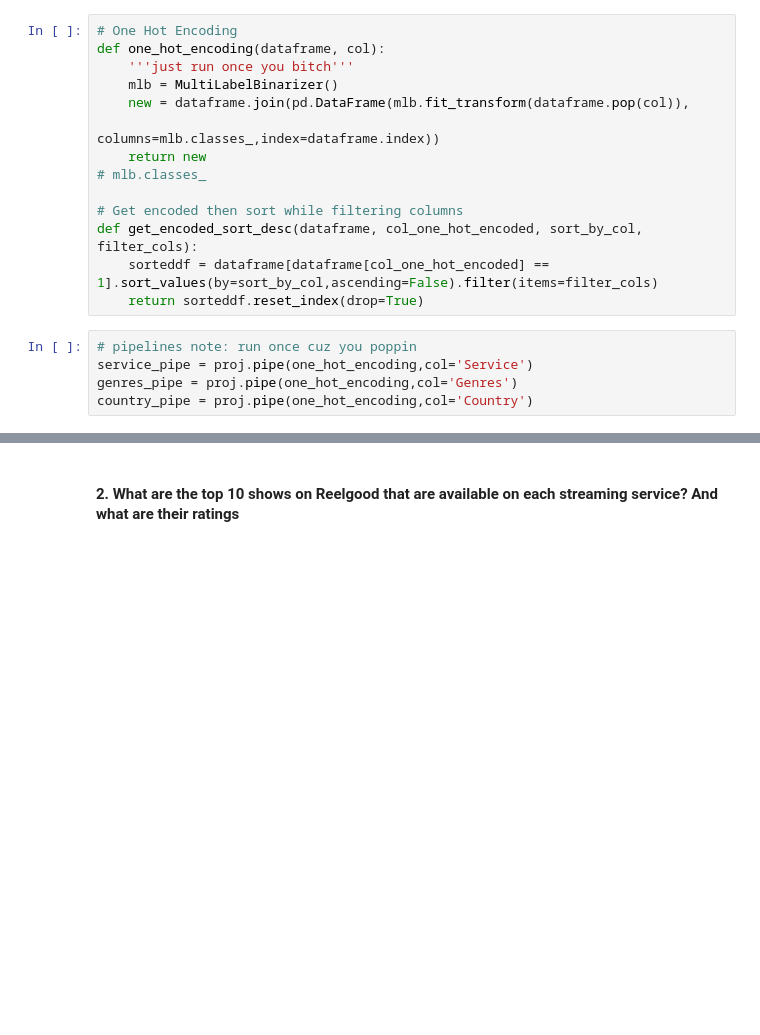
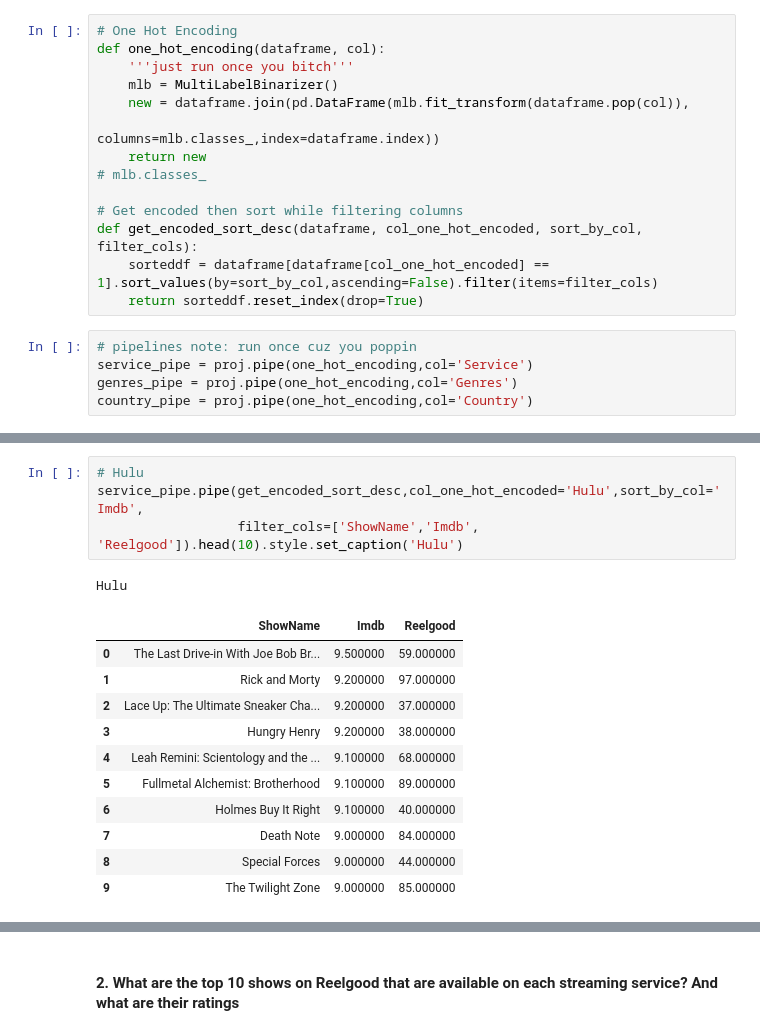
Before and after one commit to patcln/dlsu-datasci-patriciacelon, a Jupyter notebook: Project/Project.ipynb, the cells around one changed output, grey strips where cells are left out. Saved outputs shown, nothing was run; the diff lists cells and outputs as text; blank space fills up the shorter version.

```diff
--- a/Project/Project.ipynb
+++ b/Project/Project.ipynb
@@ -316,0 +319,17 @@ service_pipe.pipe(get_encoded_sort_desc,col_one_hot_encoded='Cinemax',
+# %%
+# Hulu
+service_pipe.pipe(get_encoded_sort_desc,col_one_hot_encoded='Hulu',sort_by_col='Imdb',
+                  filter_cols=['ShowName','Imdb', 'Reelgood']).head(10).style.set_caption('Hulu')
+# %% [output]
+Hulu
+|  | ShowName | Imdb | Reelgood |
+| 0 | The Last Drive-in With Joe Bob Br... | 9.500000 | 59.000000 |
+| 1 | Rick and Morty | 9.200000 | 97.000000 |
+| 2 | Lace Up: The Ultimate Sneaker Cha... | 9.200000 | 37.000000 |
+| 3 | Hungry Henry | 9.200000 | 38.000000 |
+| 4 | Leah Remini: Scientology and the ... | 9.100000 | 68.000000 |
+| 5 | Fullmetal Alchemist: Brotherhood | 9.100000 | 89.000000 |
+| 6 | Holmes Buy It Right | 9.100000 | 40.000000 |
+| 7 | Death Note | 9.000000 | 84.000000 |
+| 8 | Special Forces | 9.000000 | 44.000000 |
+| 9 | The Twilight Zone | 9.000000 | 85.000000 |
```
Also changed, not shown: parts of 18 cells of this notebook.
